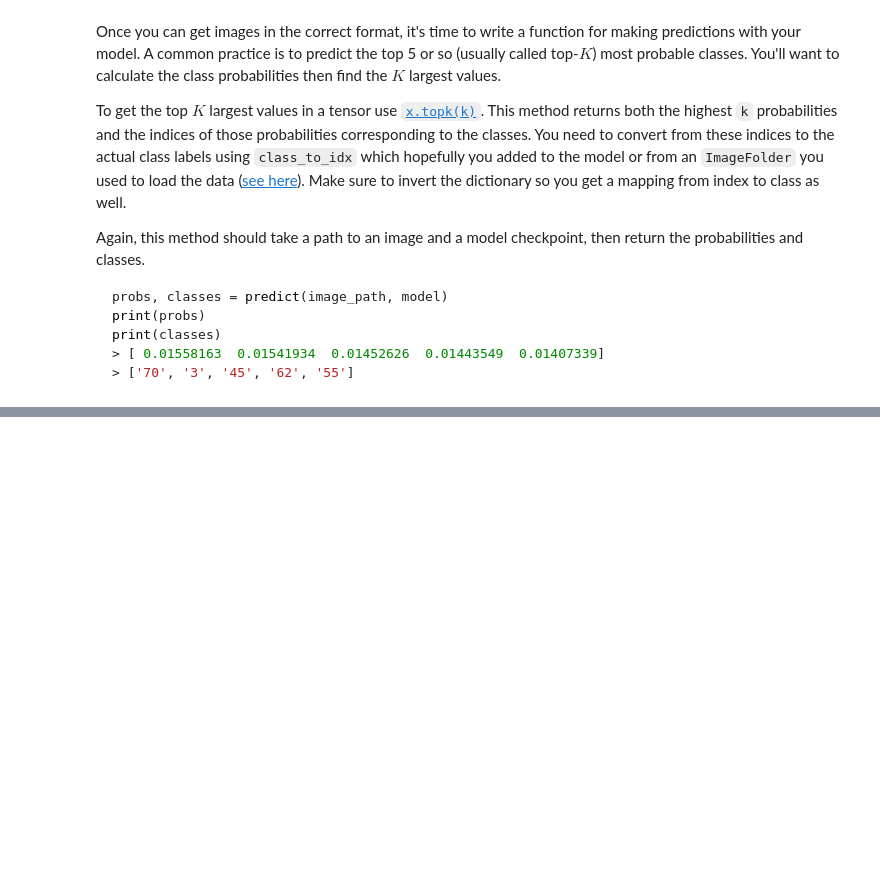
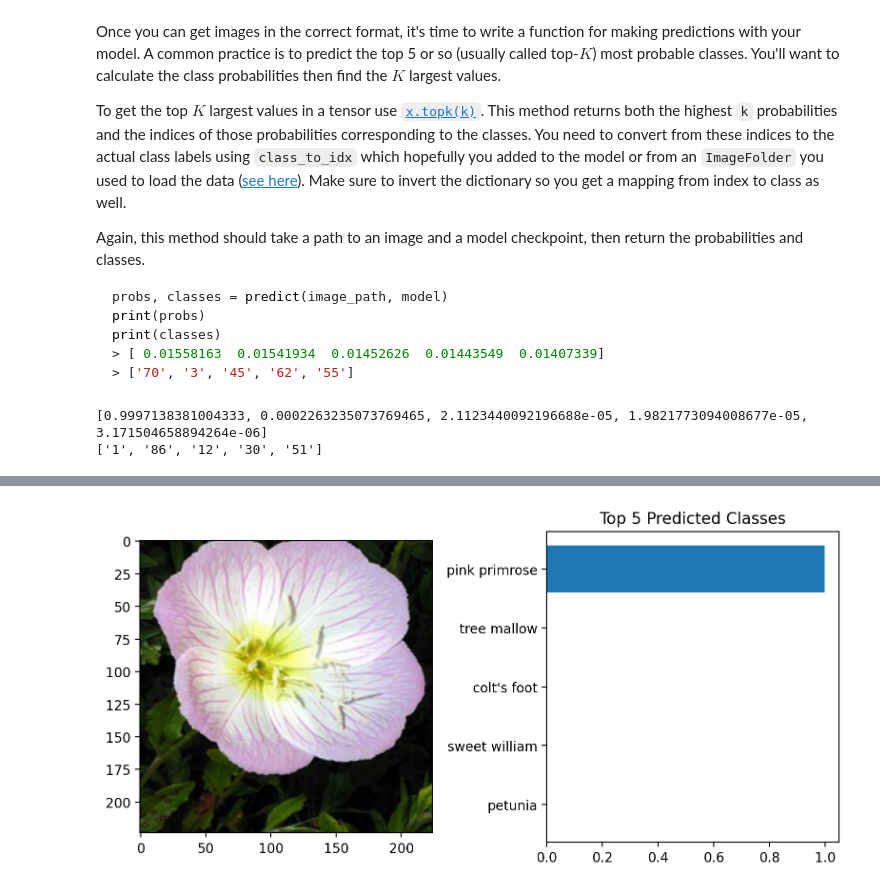
Before and after one commit to shh1v/aipnd-project, a Jupyter notebook: Image Classifier Project.ipynb, the cells around one changed output, grey strips where cells are left out. Cells and saved outputs as stored; diff of their text form; code cells hidden in the pictures; blank space fills up the shorter version.

```diff
--- a/Image Classifier Project.ipynb
+++ b/Image Classifier Project.ipynb
@@ -432,3 +462,26 @@ def predict(image_path, model, topk=5):
+# %%
+def predict(image_path, model, topk=5):
+    ''' Predict the class (or classes) of an image using a trained deep learning model.
+    '''
+    model.eval() # Just for safety (disable dropout layer)
+    with Image.open(image_path) as image:
+        processed_image = process_image(image).to(device)
+        processed_image = processed_image.reshape(1, *processed_image.shape)
+
+        ps = torch.exp(model(processed_image))
+        top_p, top_idx = ps.topk(k=topk, dim=1)
+        top_p = top_p.view(-1).tolist()
+        top_class = [model.idx_to_class[idx.item()] for idx in top_idx.view(-1)]
+
+        return top_p, top_class
+# %%
+# Testing if the predict() function is working as expected
+probs, classes = predict("assets/test_image.jpg", model)
+print(probs)
+print(classes)
+# %% [output]
+[0.9997138381004333, 0.0002263235073769465, 2.1123440092196688e-05, 1.9821773094008677e-05, 3.171504658894264e-06]
+['1', '86', '12', '30', '51']
 # %% [markdown]
 ## Sanity Checking
 
@@ -441,0 +493,23 @@ You can convert from the class integer encoding to actual flower names with the
+# %%
+# Display an image along with the top 5 classes
+
+image_path = "assets/test_image.jpg"
+
+with Image.open(image_path) as image:
+    processed_image = process_image(image)
+    fig, axs = plt.subplots(1, 2, figsize=(8, 4))
+
+    # Call imshow with subplot axis
+    imshow(processed_image, ax=axs[0], title="Pink Primrose")
+
+    # Show probabilities of top 5 classes
+    probs, classes = predict(image_path, model, topk=5)
+
+    class_names = [cat_to_name[cat] for cat in classes]
+    axs[1].barh(y=class_names[::-1], width=probs[::-1])
+    axs[1].set_title("Top 5 Predicted Classes")
+
+    plt.tight_layout()
+    plt.show()
+# %% [output]
+[figure, added]
```
Also changed, not shown: parts of 12 cells of this notebook, 3 other files.
